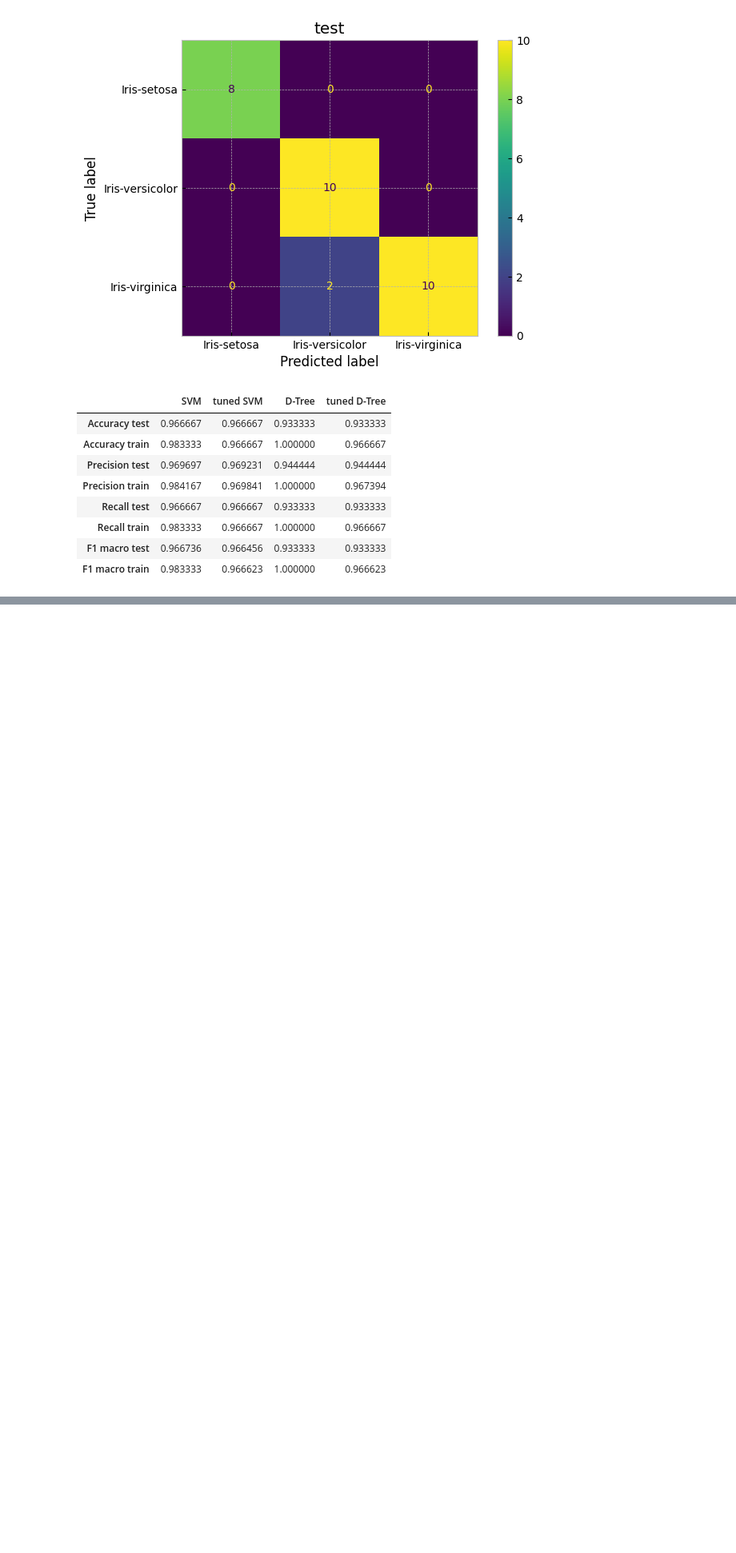
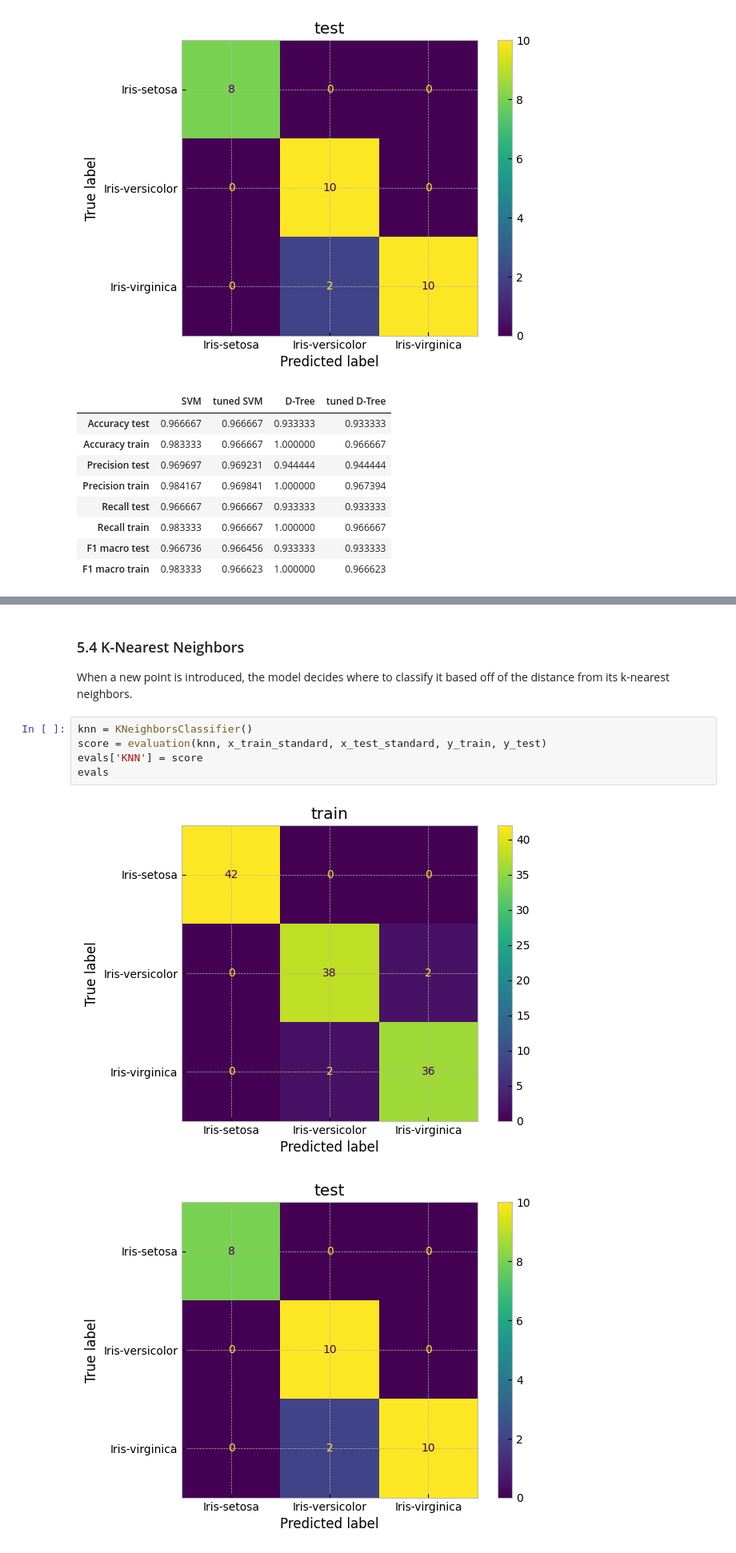
Before and after one commit to jhoang3/iris, a Jupyter notebook: iris.ipynb, the cells around one changed output, grey strips where cells are left out. Shown at 80% size. Drawn from its saved outputs; the diff is of its cells as text; blank space fills up the shorter version.

```diff
--- a/iris.ipynb
+++ b/iris.ipynb
@@ -464,0 +523,11 @@ evals
+# %% [markdown]
+### 5.4 K-Nearest Neighbors
+When a new point is introduced, the model decides where to classify it based off of the distance from its k-nearest neighbors.
+# %%
+knn = KNeighborsClassifier()
+score = evaluation(knn, x_train_standard, x_test_standard, y_train, y_test)
+evals['KNN'] = score
+evals
+# %% [output]
+[figure, added]
+[figure, added]
```
Also changed, not shown: parts of 16 cells of this notebook, 1 other file.
